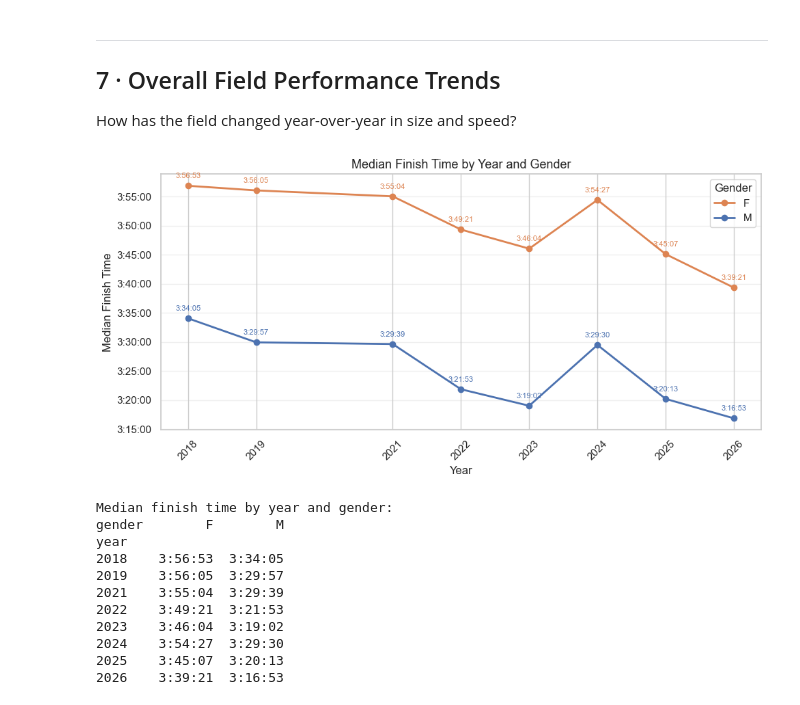
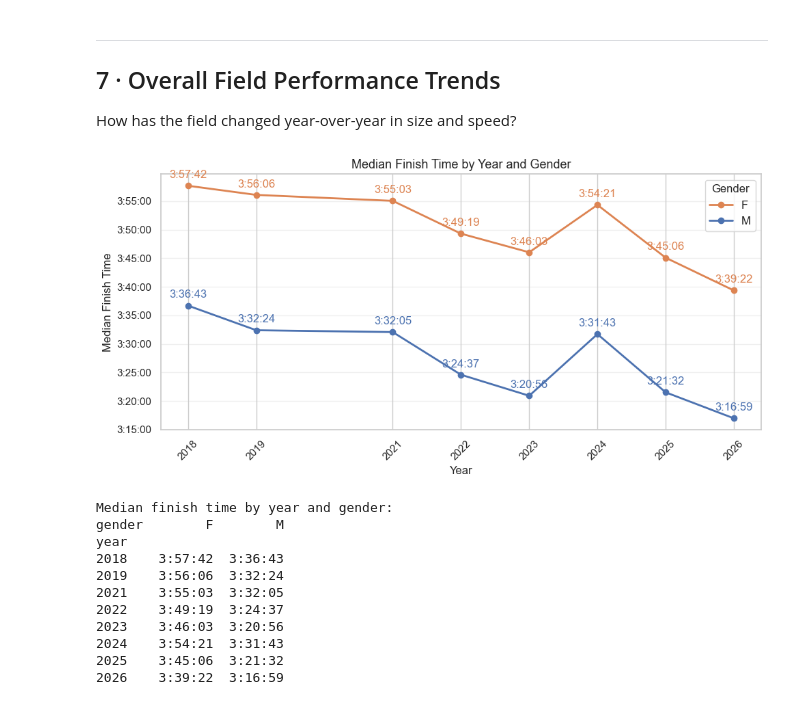
Before and after one commit to racheldadamio/rachels-receipts, a Jupyter notebook: boston_marathon_2/analysis.ipynb, the cells around one changed output. Drawn from its saved outputs; the diff is of its cells as text; code cells hidden in the pictures.

```diff
--- a/boston_marathon_2/analysis.ipynb
+++ b/boston_marathon_2/analysis.ipynb
@@ -156,7 +159,7 @@ for ax, yr in zip(axes, YEARS):
         )
 
     ax.axhline(0, color="black", linewidth=0.8, linestyle="--")
-    ax.set_title(str(yr), fontsize=11)
+    ax.set_title(str(yr), fontsize=12)
     ax.set_xlabel("")
 
     # x-axis: show H:MM labels
@@ -211,7 +214,7 @@ for g, gdf in neg_rates.groupby("gender"):
             textcoords="offset points",
             xytext=(0, 9),
             ha="center",
-            fontsize=8,
+            fontsize=12,
             color=palette[g],
         )
 
@@ -219,7 +222,7 @@ ax.set_xlabel("Year")
 ax.set_ylabel("% of finishers with negative split")
 ax.set_title("Negative-split rate by year and gender")
 ax.set_xticks(YEARS)
-ax.legend(title="Gender")
+ax.legend(title="Gender", fontsize=12)
 ax.yaxis.set_major_formatter(mticker.FormatStrFormatter("%.1f%%"))
 plt.tight_layout()
 plt.show()
@@ -521,7 +496,8 @@ SUB235 = 2 * 3600 + 35 * 60  # 9300 seconds
 
 results = []
 for yr in YEARS:
-    sub = df[df["year"] == yr]
+    # Use df_full so runners without half splits are included in the count
+    sub = df_full[df_full["year"] == yr]
     women = sub[sub["gender"] == "F"].sort_values("finish_secs")
     men = sub[sub["gender"] == "M"].sort_values("finish_secs")
 
@@ -665,7 +641,7 @@ for ax, group in zip(axes, ["Sub-3 women", "Sub-2:35 men"]):
             textcoords="offset points",
             xytext=(0, 8),
             ha="center",
-            fontsize=8,
+            fontsize=12,
             color=colors[group],
         )
 
@@ -674,7 +650,7 @@ for ax, group in zip(axes, ["Sub-3 women", "Sub-2:35 men"]):
     ax.set_ylabel("% with negative split")
     ax.set_xticks(YEARS)
     ax.tick_params(axis="x", rotation=45)
-    ax.legend(fontsize=9)
+    ax.legend(fontsize=12)
     ax.yaxis.set_major_formatter(mticker.FormatStrFormatter("%.1f%%"))
 
 fig.suptitle(
@@ -834,7 +810,7 @@ plt.show()
 How has the field changed year-over-year in size and speed?
 # %%
 med = (
-    df.groupby(["year", "gender"])["finish_secs"]
+    df_full.groupby(["year", "gender"])["finish_secs"]
     .median()
     .reset_index(name="median_secs")
 )
@@ -845,47 +821,46 @@ for gender, grp in med.groupby("gender"):
     ax.plot(
         grp["year"],
         grp["median_secs"] / 60,
         marker="o",
         color=palette[gender],
         label=gender,
         linewidth=2,
     )
     for _, row in grp.iterrows():
         ax.annotate(
             fmt_time(row["median_secs"]),
             (row["year"], row["median_secs"] / 60),
             textcoords="offset points",
             xytext=(0, 8),
             ha="center",
-            fontsize=8,
+            fontsize=12,
             color=palette[gender],
         )
 
 ax.set_title("Median Finish Time by Year and Gender", fontsize=13)
 ax.set_xlabel("Year")
 ax.set_ylabel("Median Finish Time")
 ax.yaxis.set_major_formatter(plt.FuncFormatter(lambda x, _: fmt_time(x * 60)))
-ax.legend(title="Gender")
+ax.legend(title="Gender", fontsize=12)
 ax.set_xticks(YEARS)
 ax.tick_params(axis="x", rotation=45)
 ax.grid(axis="y", alpha=0.3)
 plt.tight_layout()
+
 plt.show()
 
 print("Median finish time by year and gender:")
-print(
-    med.pivot(index="year", columns="gender", values="median_secs").applymap(fmt_time)
-)
+print(med.pivot(index="year", columns="gender", values="median_secs").map(fmt_time))
 # %% [output]
-[figure, old version]
+[figure, new version]
 Median finish time by year and gender:
 gender        F        M
 year
-2018    3:56:53  3:34:05
-2019    3:56:05  3:29:57
-2021    3:55:04  3:29:39
-2022    3:49:21  3:21:53
-2023    3:46:04  3:19:02
-2024    3:54:27  3:29:30
-2025    3:45:07  3:20:13
-2026    3:39:21  3:16:53
+2018    3:57:42  3:36:43
+2019    3:56:06  3:32:24
+2021    3:55:03  3:32:05
+2022    3:49:19  3:24:37
+2023    3:46:03  3:20:56
+2024    3:54:21  3:31:43
+2025    3:45:06  3:21:32
+2026    3:39:22  3:16:59
```
Also changed, not shown: parts of 17 cells of this notebook, 10 other files.
